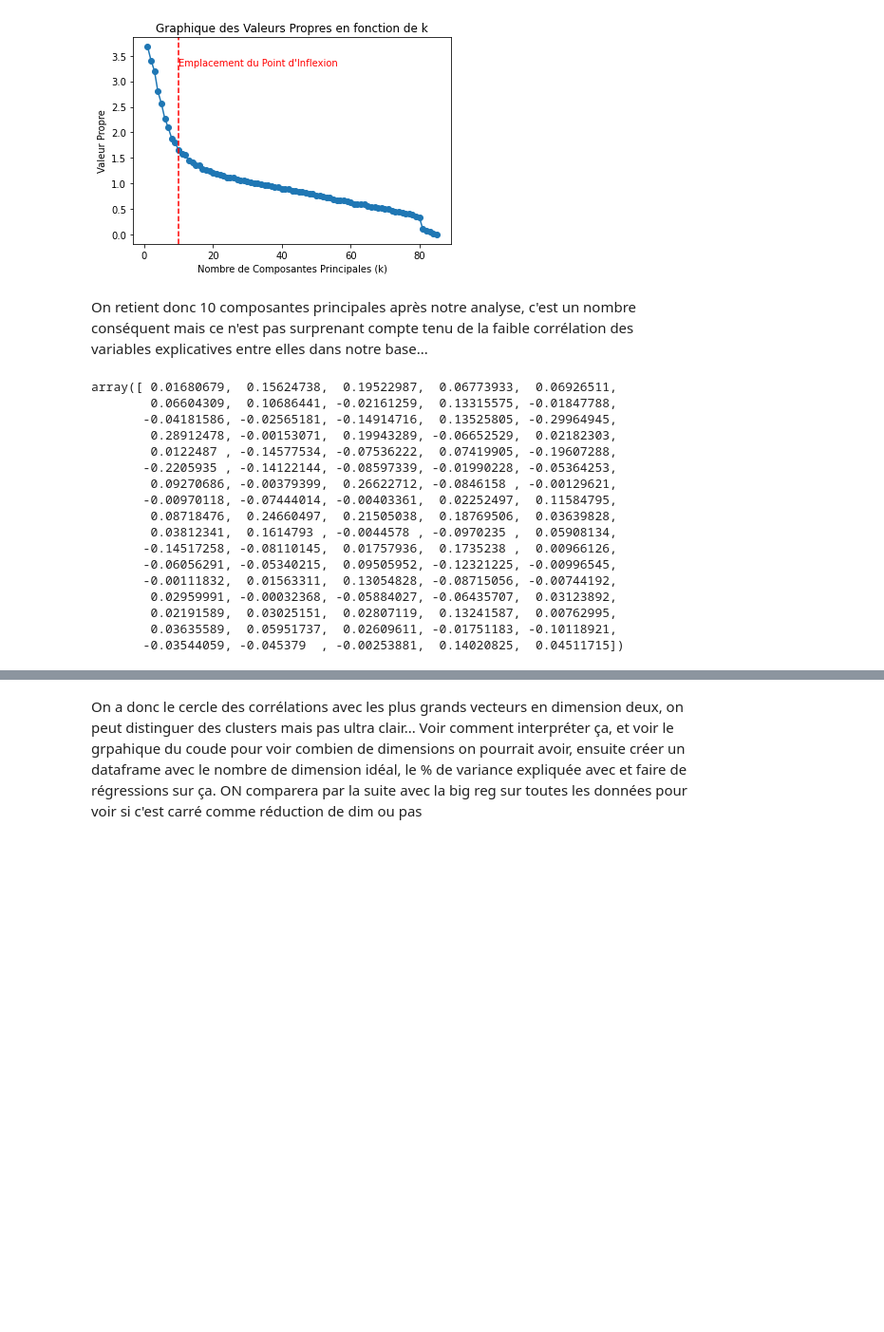
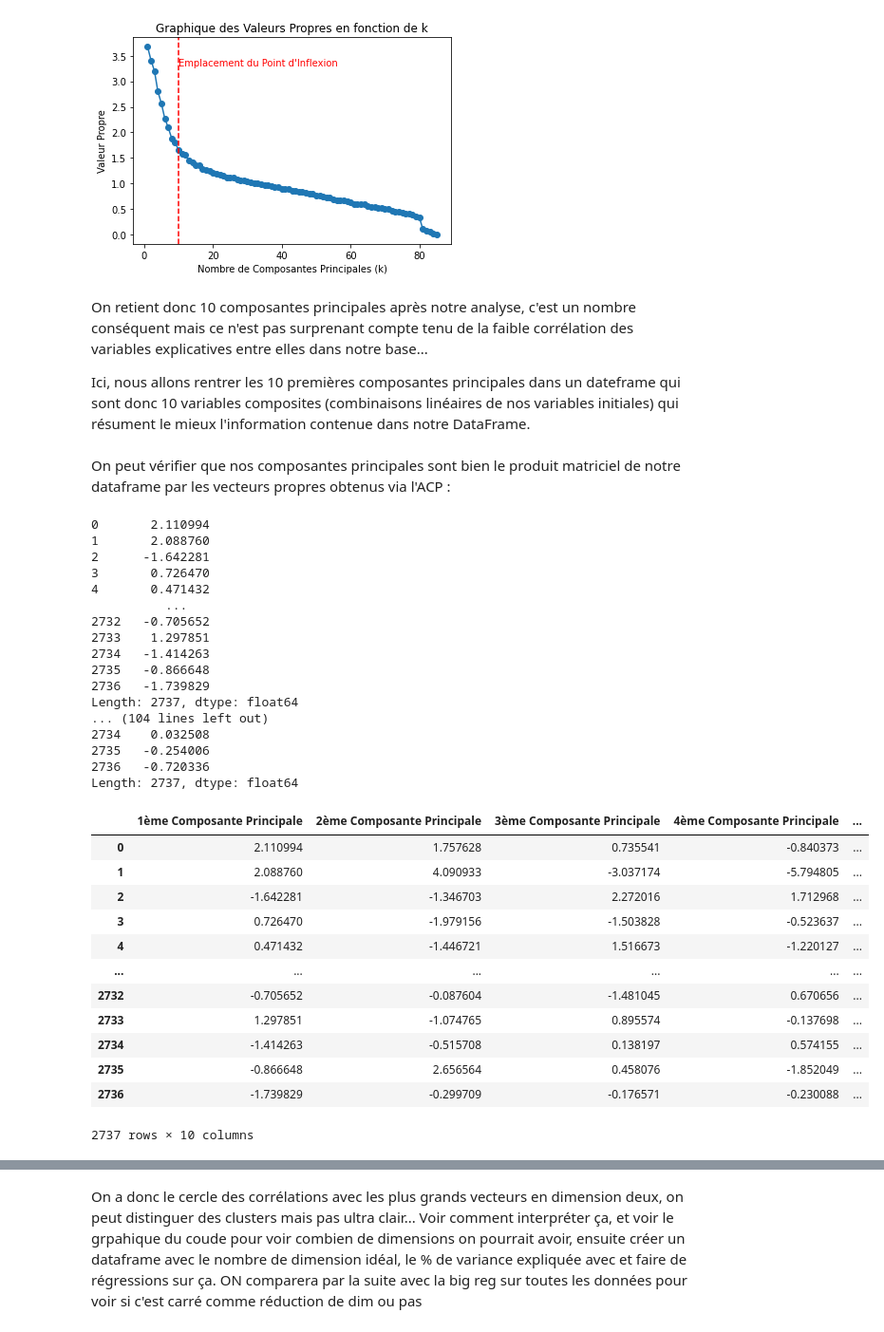
Before and after one commit to PyTomSss/PythonProjects, a Jupyter notebook: Project_Notebook.ipynb, the cells around one changed output, grey strips where cells are left out. Shown at 95% size. Cells and saved outputs as stored; diff of their text form; code cells hidden in the pictures; blank space fills up the shorter version.

```diff
--- a/Project_Notebook.ipynb
+++ b/Project_Notebook.ipynb
@@ -1749,23 +1749,47 @@ plt.show()
 [figure]
 # %% [markdown]
 On retient donc 10 composantes principales après notre analyse, c'est un nombre conséquent mais ce n'est pas surprenant compte tenu de la faible corrélation des variables explicatives entre elles dans notre base...
+
+Ici, nous allons rentrer les 10 premières composantes principales dans un dateframe qui sont donc 10 variables composites (combinaisons linéaires de nos variables initiales) qui résument le mieux l'information contenue dans notre DataFrame.
-# %%
-pca.components_[0]
-# %% [output]
-array([ 0.01680679,  0.15624738,  0.19522987,  0.06773933,  0.06926511,
-        0.06604309,  0.10686441, -0.02161259,  0.13315575, -0.01847788,
-       -0.04181586, -0.02565181, -0.14914716,  0.13525805, -0.29964945,
-        0.28912478, -0.00153071,  0.19943289, -0.06652529,  0.02182303,
-        0.0122487 , -0.14577534, -0.07536222,  0.07419905, -0.19607288,
-       -0.2205935 , -0.14122144, -0.08597339, -0.01990228, -0.05364253,
-        0.09270686, -0.00379399,  0.26622712, -0.0846158 , -0.00129621,
-       -0.00970118, -0.07444014, -0.00403361,  0.02252497,  0.11584795,
-        0.08718476,  0.24660497,  0.21505038,  0.18769506,  0.03639828,
-        0.03812341,  0.1614793 , -0.0044578 , -0.0970235 ,  0.05908134,
-       -0.14517258, -0.08110145,  0.01757936,  0.1735238 ,  0.00966126,
-       -0.06056291, -0.05340215,  0.09505952, -0.12321225, -0.00996545,
-       -0.00111832,  0.01563311,  0.13054828, -0.08715056, -0.00744192,
-        0.02959991, -0.00032368, -0.05884027, -0.06435707,  0.03123892,
-        0.02191589,  0.03025151,  0.02807119,  0.13241587,  0.00762995,
-        0.03635589,  0.05951737,  0.02609611, -0.01751183, -0.10118921,
-       -0.03544059, -0.045379  , -0.00253881,  0.14020825,  0.04511715])
+# %%
+tab_ACP = pca.transform(DF_ACP_scaled)
+
+DF_ACP = pd.DataFrame(tab_ACP[:, :10], columns = [f'{i+1}ème Composante Principale' for i in range(10)])
+# %% [markdown]
+On peut vérifier que nos composantes principales sont bien le produit matriciel de notre dataframe par les vecteurs propres obtenus via l'ACP :
+# %%
+for i in range(10) :
+    print(DF_ACP_scaled @ pca.components_[i])
+
+DF_ACP
+# %% [output]
+0       2.110994
+1       2.088760
+2      -1.642281
+3       0.726470
+4       0.471432
+          ...
+2732   -0.705652
+2733    1.297851
+2734   -1.414263
+2735   -0.866648
+2736   -1.739829
+Length: 2737, dtype: float64
+... (104 lines left out)
+2734    0.032508
+2735   -0.254006
+2736   -0.720336
+Length: 2737, dtype: float64
+|  | 1ème Composante Principale | 2ème Composante Principale | 3ème Composante Principale | 4ème Composante Principale | ... |
+| 0 | 2.110994 | 1.757628 | 0.735541 | -0.840373 | ... |
+| 1 | 2.088760 | 4.090933 | -3.037174 | -5.794805 | ... |
+| 2 | -1.642281 | -1.346703 | 2.272016 | 1.712968 | ... |
+| 3 | 0.726470 | -1.979156 | -1.503828 | -0.523637 | ... |
+| 4 | 0.471432 | -1.446721 | 1.516673 | -1.220127 | ... |
+| ... | ... | ... | ... | ... | ... |
+| 2732 | -0.705652 | -0.087604 | -1.481045 | 0.670656 | ... |
+| 2733 | 1.297851 | -1.074765 | 0.895574 | -0.137698 | ... |
+| 2734 | -1.414263 | -0.515708 | 0.138197 | 0.574155 | ... |
+| 2735 | -0.866648 | 2.656564 | 0.458076 | -1.852049 | ... |
+| 2736 | -1.739829 | -0.299709 | -0.176571 | -0.230088 | ... |
+2737 rows × 10 columns
```
Also changed, not shown: parts of 1 cell of this notebook.
